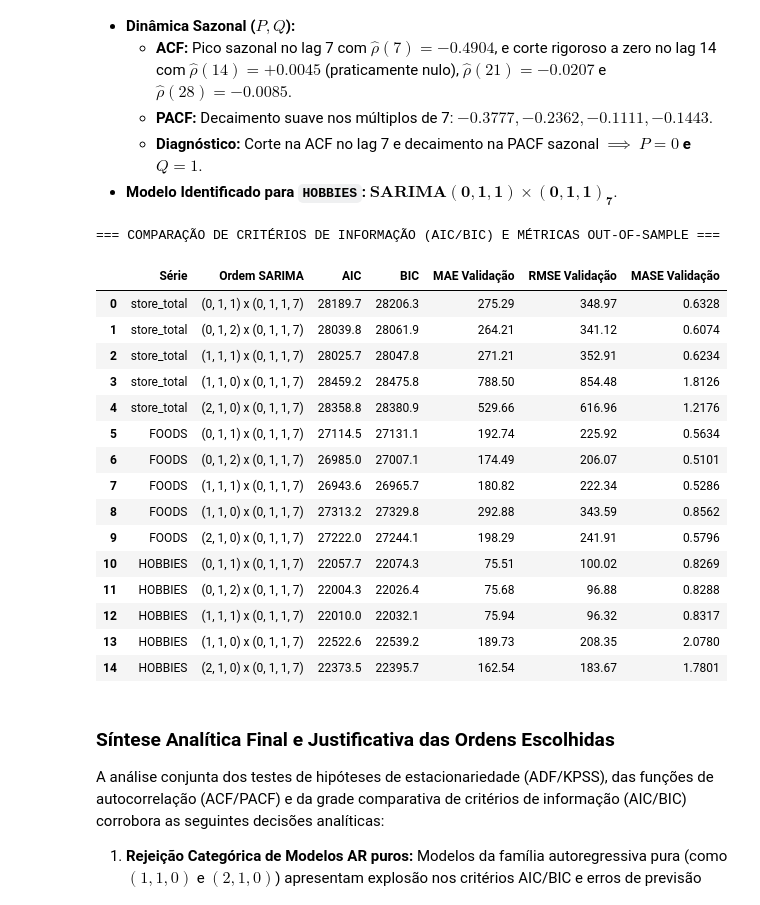
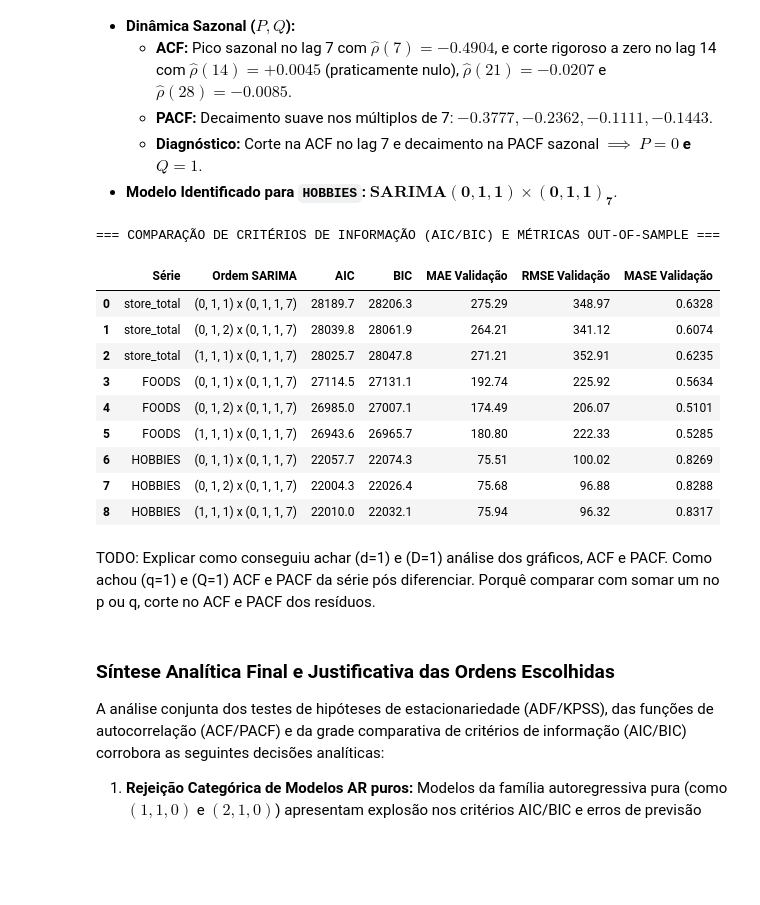
Before and after one commit to mistercapote/time-series-a2-2026, a Jupyter notebook: main.ipynb, the cells around one changed output. Cells and saved outputs as stored; diff of their text form; code cells hidden in the pictures; blank space fills up the shorter version.

```diff
--- a/main.ipynb
+++ b/main.ipynb
@@ -335,9 +338,7 @@ from statsmodels.tsa.statespace.sarimax import SARIMAX
 modelos_concorrentes = [
     ((0, 1, 1), (0, 1, 1, 7)),
     ((0, 1, 2), (0, 1, 1, 7)),
-    ((1, 1, 1), (0, 1, 1, 7)),
-    ((1, 1, 0), (0, 1, 1, 7)),
-    ((2, 1, 0), (0, 1, 1, 7)),
+    ((1, 1, 1), (0, 1, 1, 7))
 ]
 
 resultados_grid = []
@@ -347,46 +348,42 @@ for label in labels:
     n_v = len(y_v)
     scale = float(abs(y_tr.values[7:] - y_tr.values[:-7]).mean())
 
     for order, s_order in modelos_concorrentes:
         mod = SARIMAX(y_tr, order=order, seasonal_order=s_order, enforce_stationarity=False, enforce_invertibility=False)
         fit = mod.fit(disp=False)
         pred = fit.get_forecast(steps=n_v).predicted_mean.values
 
         mae_v = float(abs(pred - y_v).mean())
         rmse_v = float(np.sqrt(((pred - y_v)**2).mean()))
         mase_v = mae_v / scale
 
         resultados_grid.append({
             "Série": label,
             "Ordem SARIMA": f"{order} x {s_order}",
             "AIC": round(fit.aic, 1),
             "BIC": round(fit.bic, 1),
             "MAE Validação": round(mae_v, 2),
             "RMSE Validação": round(rmse_v, 2),
             "MASE Validação": round(mase_v, 4),
         })
 
 df_grid = pd.DataFrame(resultados_grid)
 print("=== COMPARAÇÃO DE CRITÉRIOS DE INFORMAÇÃO (AIC/BIC) E MÉTRICAS OUT-OF-SAMPLE ===")
 display(df_grid)
 # %% [output]
 === COMPARAÇÃO DE CRITÉRIOS DE INFORMAÇÃO (AIC/BIC) E MÉTRICAS OUT-OF-SAMPLE ===
 |  | Série | Ordem SARIMA | AIC | BIC | MAE Validação | RMSE Validação | MASE Validação |
 | 0 | store_total | (0, 1, 1) x (0, 1, 1, 7) | 28189.7 | 28206.3 | 275.29 | 348.97 | 0.6328 |
 | 1 | store_total | (0, 1, 2) x (0, 1, 1, 7) | 28039.8 | 28061.9 | 264.21 | 341.12 | 0.6074 |
-| 2 | store_total | (1, 1, 1) x (0, 1, 1, 7) | 28025.7 | 28047.8 | 271.21 | 352.91 | 0.6234 |
-| 3 | store_total | (1, 1, 0) x (0, 1, 1, 7) | 28459.2 | 28475.8 | 788.50 | 854.48 | 1.8126 |
-| 4 | store_total | (2, 1, 0) x (0, 1, 1, 7) | 28358.8 | 28380.9 | 529.66 | 616.96 | 1.2176 |
-| 5 | FOODS | (0, 1, 1) x (0, 1, 1, 7) | 27114.5 | 27131.1 | 192.74 | 225.92 | 0.5634 |
-| 6 | FOODS | (0, 1, 2) x (0, 1, 1, 7) | 26985.0 | 27007.1 | 174.49 | 206.07 | 0.5101 |
-| 7 | FOODS | (1, 1, 1) x (0, 1, 1, 7) | 26943.6 | 26965.7 | 180.82 | 222.34 | 0.5286 |
-| 8 | FOODS | (1, 1, 0) x (0, 1, 1, 7) | 27313.2 | 27329.8 | 292.88 | 343.59 | 0.8562 |
-| 9 | FOODS | (2, 1, 0) x (0, 1, 1, 7) | 27222.0 | 27244.1 | 198.29 | 241.91 | 0.5796 |
-| 10 | HOBBIES | (0, 1, 1) x (0, 1, 1, 7) | 22057.7 | 22074.3 | 75.51 | 100.02 | 0.8269 |
-| 11 | HOBBIES | (0, 1, 2) x (0, 1, 1, 7) | 22004.3 | 22026.4 | 75.68 | 96.88 | 0.8288 |
-| 12 | HOBBIES | (1, 1, 1) x (0, 1, 1, 7) | 22010.0 | 22032.1 | 75.94 | 96.32 | 0.8317 |
-| 13 | HOBBIES | (1, 1, 0) x (0, 1, 1, 7) | 22522.6 | 22539.2 | 189.73 | 208.35 | 2.0780 |
-| 14 | HOBBIES | (2, 1, 0) x (0, 1, 1, 7) | 22373.5 | 22395.7 | 162.54 | 183.67 | 1.7801 |
+| 2 | store_total | (1, 1, 1) x (0, 1, 1, 7) | 28025.7 | 28047.8 | 271.21 | 352.91 | 0.6235 |
+| 3 | FOODS | (0, 1, 1) x (0, 1, 1, 7) | 27114.5 | 27131.1 | 192.74 | 225.92 | 0.5634 |
+| 4 | FOODS | (0, 1, 2) x (0, 1, 1, 7) | 26985.0 | 27007.1 | 174.49 | 206.07 | 0.5101 |
+| 5 | FOODS | (1, 1, 1) x (0, 1, 1, 7) | 26943.6 | 26965.7 | 180.80 | 222.33 | 0.5285 |
+| 6 | HOBBIES | (0, 1, 1) x (0, 1, 1, 7) | 22057.7 | 22074.3 | 75.51 | 100.02 | 0.8269 |
+| 7 | HOBBIES | (0, 1, 2) x (0, 1, 1, 7) | 22004.3 | 22026.4 | 75.68 | 96.88 | 0.8288 |
+| 8 | HOBBIES | (1, 1, 1) x (0, 1, 1, 7) | 22010.0 | 22032.1 | 75.94 | 96.32 | 0.8317 |
+# %% [markdown]
+TODO: Explicar como conseguiu achar (d=1) e (D=1) análise dos gráficos, ACF e PACF. Como achou (q=1) e (Q=1) ACF e PACF da série pós diferenciar. Porquê comparar com somar um no p ou q, corte no ACF e PACF dos resíduos.
 # %% [markdown]
 ### Síntese Analítica Final e Justificativa das Ordens Escolhidas
 
```
Also changed, not shown: parts of 5 cells of this notebook, 2 other files.
